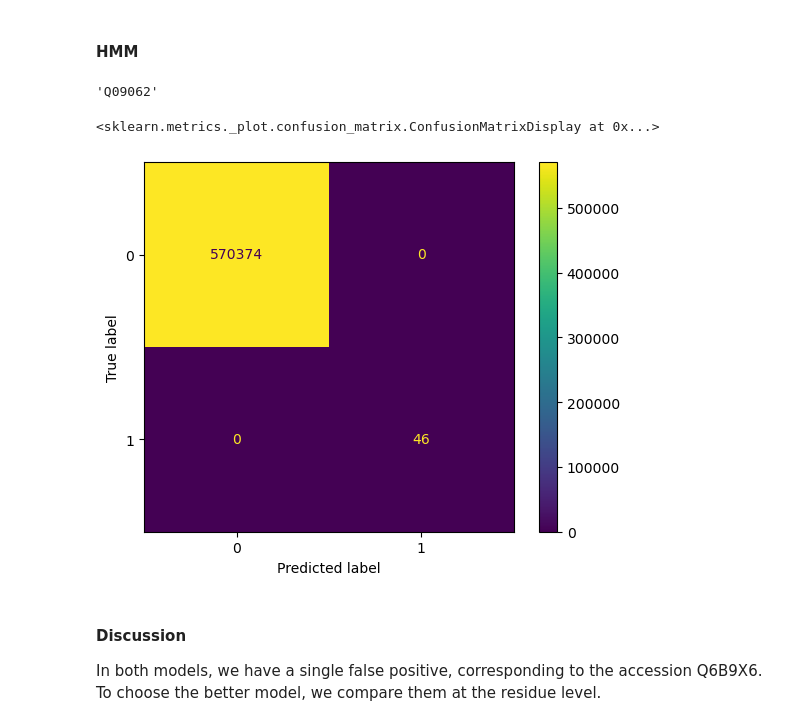
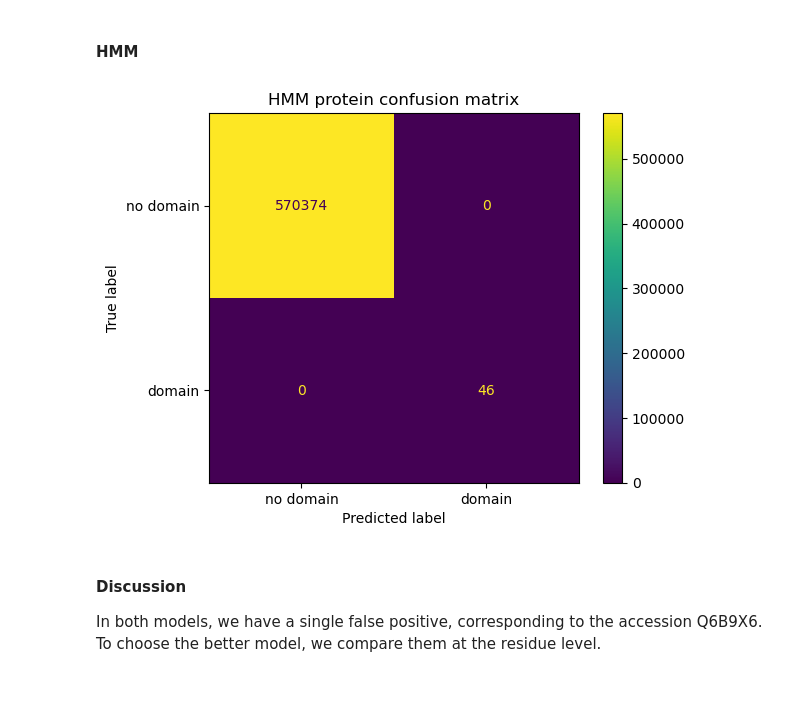
Before and after one commit to Elisa-blip/Bio_Data_Final_Project, a Jupyter notebook: Final_project_code.ipynb, the cells around one changed output. Cells and saved outputs as stored; diff of their text form; code cells hidden in the pictures; blank space fills up the shorter version.

```diff
--- a/Final_project_code.ipynb
+++ b/Final_project_code.ipynb
@@ -395,20 +399,15 @@ disp.plot()
 # %%
 predicted_accessions=uniref_hmm_parsed_hits['accession'].tolist()
 true_accessions=ground_truth['accession'].tolist()
-# %%
-predicted_accessions[-1]
-# %% [output]
-'Q09062'
 # %%
-truth=[int(ID in true_accessions) for ID in swissprot_IDs]
-pred=[int(ID in predicted_accessions) for ID in swissprot_IDs]
-conf_matrix_hmm=confusion_matrix(truth,pred)
+truth=['domain' if ID in true_accessions else 'no domain' for ID in swissprot_IDs]
+pred=['domain' if ID in predicted_accessions else 'no domain' for ID in swissprot_IDs]
 # %%
-disp=ConfusionMatrixDisplay(conf_matrix_hmm)
-disp.plot()
+disp=ConfusionMatrixDisplay.from_predictions(truth,pred,labels=['no domain','domain'])
+disp.ax_.set_title('HMM protein confusion matrix')
+disp.figure_.savefig('Figures/2_protein_hmm.png')
 # %% [output]
-<sklearn.metrics._plot.confusion_matrix.ConfusionMatrixDisplay at 0x...>
-[figure, old version]
+[figure, new version]
 # %% [markdown]
 #### Discussion
 In both models, we have a single false positive, corresponding to the accession Q6B9X6.
```
Also changed, not shown: parts of 34 cells of this notebook.
